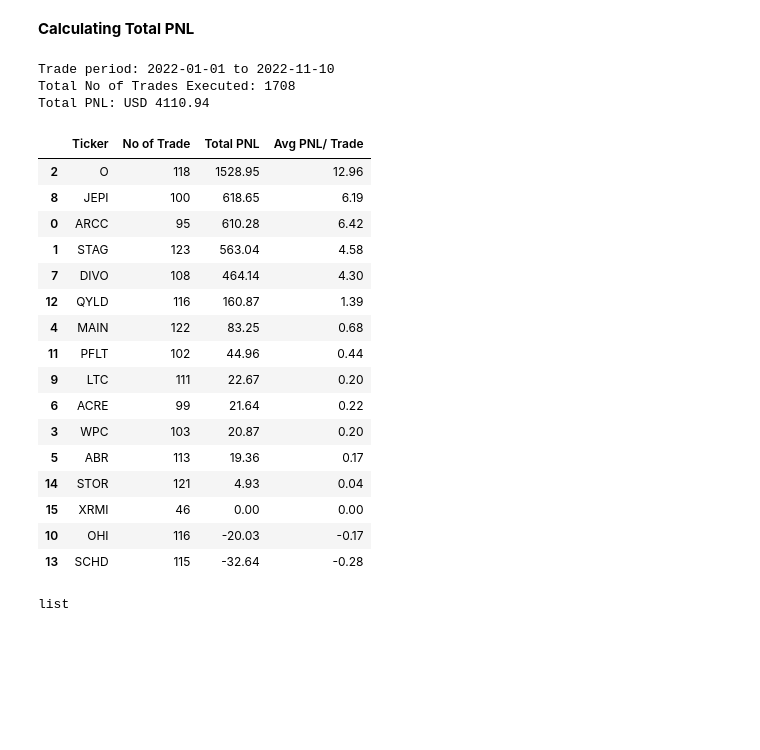
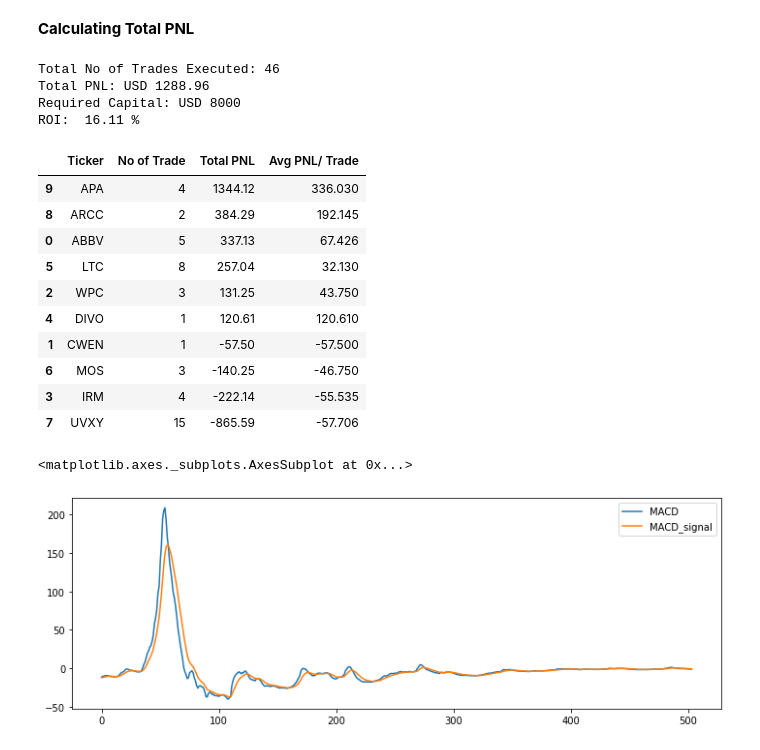
Before and after one commit to jade-lam/AlgorithmicTrading, a Jupyter notebook: Backtesting & PNL Calculation.ipynb, the cells around one changed output. Drawn from its saved outputs; the diff is of its cells as text; code cells hidden in the pictures; blank space fills up the shorter version.

```diff
--- a/Backtesting & PNL Calculation.ipynb
+++ b/Backtesting & PNL Calculation.ipynb
@@ -35,15 +40,18 @@ Defining Tickers List, Date Range and Data Retrival Intervals
 # %%
 # define list of tickers to backtest
-ticker_list = ['ARCC', 'STAG', 'O', 'WPC', 'MAIN', 'ABR', 'ACRE', 'DIVO', 'JEPI', 'LTC', 'OHI', 'PFLT', 'QYLD', 'SCHD', 'STOR', 'XRMI']
+#ticker_list = ['ARCC', 'STAG', 'O', 'WPC', 'MAIN', 'ABR', 'ACRE', 'DIVO', 'JEPI', 'LTC', 'OHI', 'PFLT', 'QYLD', 'SCHD', 'STOR', 'XRMI']
+ticker_list = ['ABBV', 'CWEN', 'WPC', 'IRM', 'DIVO', 'LTC', 'MOS', 'UVXY', 'ARCC', 'APA']
 
 # define date range
-start_date = '2021-03-20'
-end_date = '2022-11-10'
+start_date = '2019-03-20'
+end_date = '2021-12-31'
 interval = '1d'
 
 # initial capital in USD
-initial_capital = 100000
-last_realized_capital = copy.deepcopy(initial_capital)
+initial_capital = 8000
+
+# position sizing
+pos_size = round(initial_capital/len(ticker_list),2)
 # %% [markdown]
 **Getting OHLC Data from Yahoo Finance** </b>
 
@@ -63,14 +71,17 @@ for ticker in ticker_list:
   try:
     globals()[ticker] = pd.DataFrame
     globals()[ticker] = yf.download(ticker, start=start_date, end=end_date, interval=interval, auto_adjust=True, back_adjust=True, progress=False)
+    globals()[ticker]['50EMA'] = ta.EMA(globals()[ticker]['Close'], timeperiod=50)
     globals()[ticker]['200EMA'] = ta.EMA(globals()[ticker]['Close'], timeperiod=200)
     globals()[ticker]['ATR'] = ta.ATR(globals()[ticker]['High'], globals()[ticker]['Low'], globals()[ticker]['Close'], timeperiod=14)
     globals()[ticker]['RSI'] = ta.RSI(globals()[ticker]['Close'], timeperiod=14)
     globals()[ticker]['MACD'], globals()[ticker]['MACD_signal'], globals()[ticker]['MACD_hist'] = ta.MACD(globals()[ticker]['Close'], fastperiod=12, slowperiod=26, signalperiod=9)
     globals()[ticker]['ADX'] = ta.ADX(globals()[ticker]['High'], globals()[ticker]['Open'], globals()[ticker]['Close'], 14)
-    globals()[ticker]['ADXR'] = ta.ADXR(globals()[ticker]['High'], globals()[ticker]['Open'], globals()[ticker]['Close'], 14)
-    globals()[ticker] = globals()[ticker].drop('Volume', axis=1)
+    globals()[ticker] = globals()[ticker].drop(['Volume', 'MACD_hist'], axis=1)
     globals()[ticker] = globals()[ticker].round(4).dropna()
+    globals()[ticker] = globals()[ticker].reset_index()
+    globals()[ticker]['Position'] = 0
+    globals()[ticker][['Equity Value', 'MDD_dollar', 'PNL']] = np.NAN
 
     #writing each ticker dataframe into separate .csv files, save to google drive
     #globals()[ticker].to_csv(ticker+'.csv', index=False, header=True)
@@ -79,2 +96,3 @@ for ticker in ticker_list:
 # %%
-df_list = [ARCC, STAG, O, WPC, MAIN, ABR, ACRE, DIVO, JEPI, LTC, OHI, PFLT, QYLD, SCHD, STOR, XRMI]
+#df_list = [ARCC, STAG, O, WPC, MAIN, ABR, ACRE, DIVO, JEPI, LTC, OHI, PFLT, QYLD, SCHD, STOR, XRMI]
+df_list = [ABBV, CWEN, WPC, IRM, DIVO, LTC, MOS, UVXY, ARCC, APA]
@@ -172,34 +208,35 @@ def start_date_transform(date, days_to_adjust):
 # %%
-measure_start = start_date_transform(start_date, 287)
-print('Trade period:', measure_start, 'to', end_date)
+#measure_date = df_list[0][1, 'Date']
+#print('Trade period:', (measure_date.strftime('%Y-%m-%d')), 'to', end_date)
+ROI = ((Full_PNL/ initial_capital)*100).round(2)
 print('Total No of Trades Executed:', (backtest_result['No of Trade'].sum()))
 print('Total PNL: USD', Full_PNL)
+print('Required Capital: USD', initial_capital)
+print('ROI: ', ROI, '%')
 backtest_result.sort_values(by=['Total PNL', 'Avg PNL/ Trade'], ascending=False)
 # %% [output]
-Trade period: 2022-01-01 to 2022-11-10
-Total No of Trades Executed: 1708
-Total PNL: USD 4110.94
+Total No of Trades Executed: 46
+Total PNL: USD 1288.96
+Required Capital: USD 8000
+ROI:  16.11 %
 |  | Ticker | No of Trade | Total PNL | Avg PNL/ Trade |
-| 2 | O | 118 | 1528.95 | 12.96 |
-| 8 | JEPI | 100 | 618.65 | 6.19 |
-| 0 | ARCC | 95 | 610.28 | 6.42 |
-| 1 | STAG | 123 | 563.04 | 4.58 |
-| 7 | DIVO | 108 | 464.14 | 4.30 |
-| 12 | QYLD | 116 | 160.87 | 1.39 |
-| 4 | MAIN | 122 | 83.25 | 0.68 |
-| 11 | PFLT | 102 | 44.96 | 0.44 |
-| 9 | LTC | 111 | 22.67 | 0.20 |
-| 6 | ACRE | 99 | 21.64 | 0.22 |
-| 3 | WPC | 103 | 20.87 | 0.20 |
-| 5 | ABR | 113 | 19.36 | 0.17 |
-| 14 | STOR | 121 | 4.93 | 0.04 |
-| 15 | XRMI | 46 | 0.00 | 0.00 |
-| 10 | OHI | 116 | -20.03 | -0.17 |
-| 13 | SCHD | 115 | -32.64 | -0.28 |
+| 9 | APA | 4 | 1344.12 | 336.030 |
+| 8 | ARCC | 2 | 384.29 | 192.145 |
+| 0 | ABBV | 5 | 337.13 | 67.426 |
+| 5 | LTC | 8 | 257.04 | 32.130 |
+| 2 | WPC | 3 | 131.25 | 43.750 |
+| 4 | DIVO | 1 | 120.61 | 120.610 |
+| 1 | CWEN | 1 | -57.50 | -57.500 |
+| 6 | MOS | 3 | -140.25 | -46.750 |
+| 3 | IRM | 4 | -222.14 | -55.535 |
+| 7 | UVXY | 15 | -865.59 | -57.706 |
+# %%
+UVXY[['MACD', 'MACD_signal']].plot(figsize=(12,4))
+# %% [output]
+<matplotlib.axes._subplots.AxesSubplot at 0x...>
+[figure, added]
 # %%
 # show all dataframe names in session
 # https://stackoverflow.com/questions/44835358/pandas-list-of-dataframe-names
-all_df_in_mem = %who_ls DataFrame
-type(all_df_in_mem)
+#all_df_in_mem = %who_ls DataFrame
+#all_df_in_mem
-# %% [output]
-list
```
Also changed, not shown: parts of 8 cells of this notebook.
